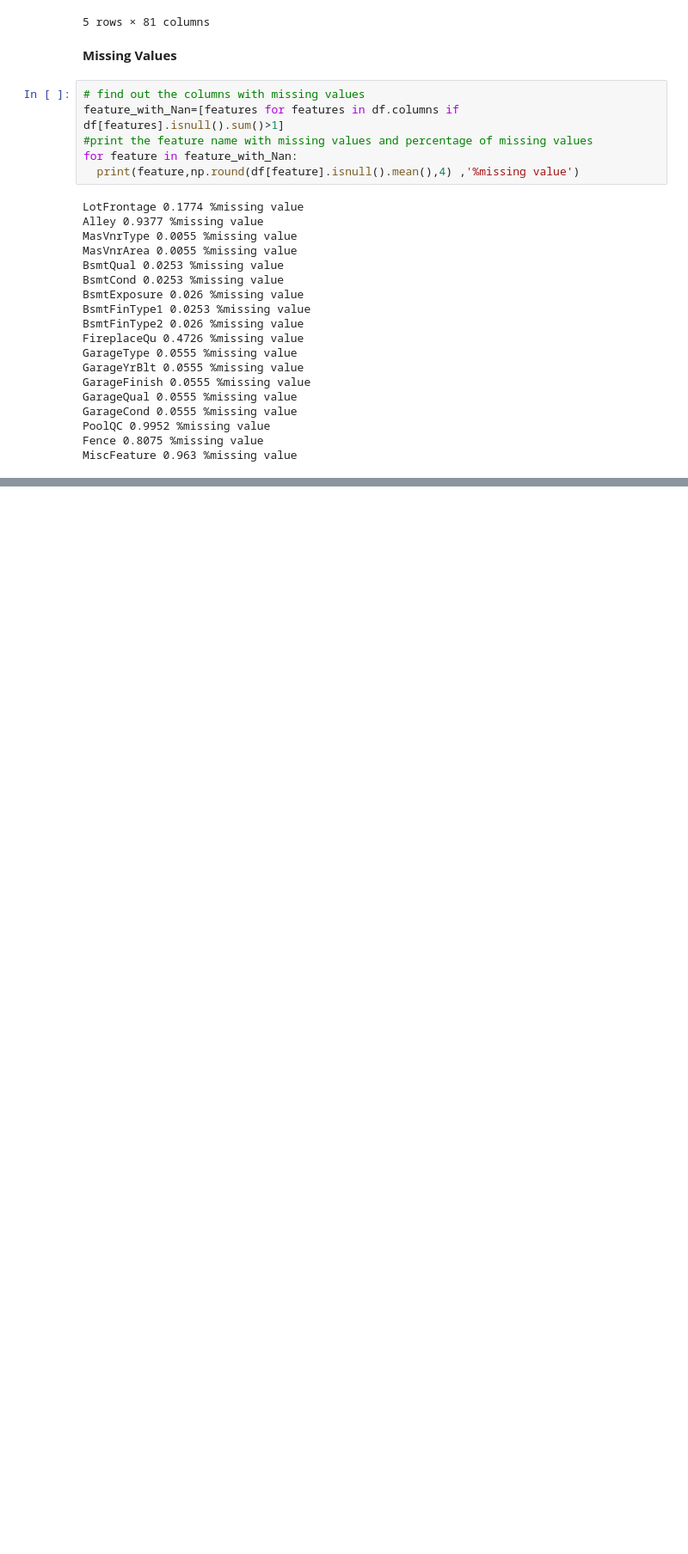
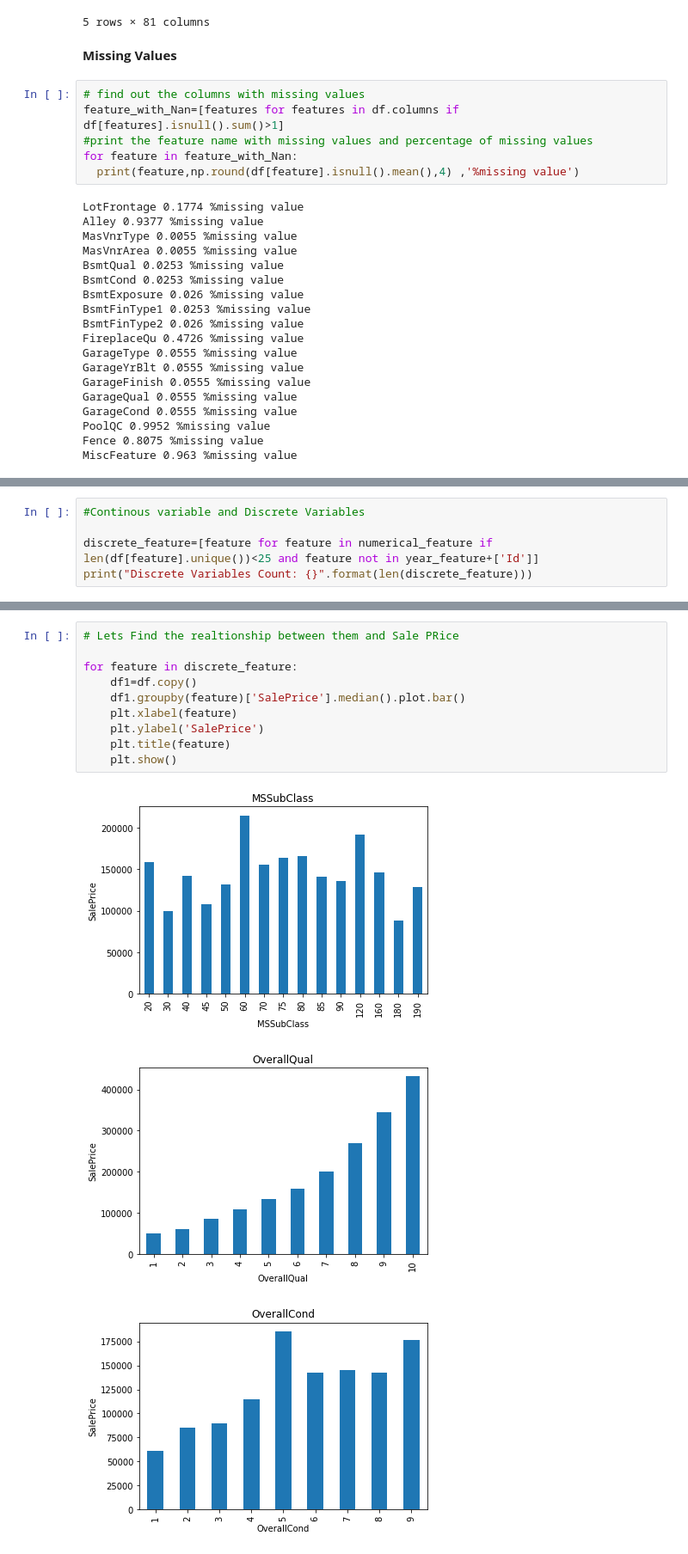
Before and after one commit to fathimajafir/House-pricing-prediction, a Jupyter notebook: Advance_House_pricing_Advanced_Regression_Techniques.ipynb, the cells around one changed output, grey strips where cells are left out. Shown at 86% size. Saved outputs shown, nothing was run; the diff lists cells and outputs as text; blank space fills up the shorter version.

```diff
--- a/Advance_House_pricing_Advanced_Regression_Techniques.ipynb
+++ b/Advance_House_pricing_Advanced_Regression_Techniques.ipynb
@@ -64,0 +137,5 @@ MiscFeature 0.963 %missing value
+# %%
+#Continous variable and Discrete Variables
+
+discrete_feature=[feature for feature in numerical_feature if len(df[feature].unique())<25 and feature not in year_feature+['Id']]
+print("Discrete Variables Count: {}".format(len(discrete_feature)))
@@ -64,0 +173,14 @@ MiscFeature 0.963 %missing value
+# %%
+# Lets Find the realtionship between them and Sale PRice
+
+for feature in discrete_feature:
+    df1=df.copy()
+    df1.groupby(feature)['SalePrice'].median().plot.bar()
+    plt.xlabel(feature)
+    plt.ylabel('SalePrice')
+    plt.title(feature)
+    plt.show()
+# %% [output]
+[figure, added]
+[figure, added]
+[figure, added]
```
Also changed, not shown: parts of 16 cells of this notebook.
